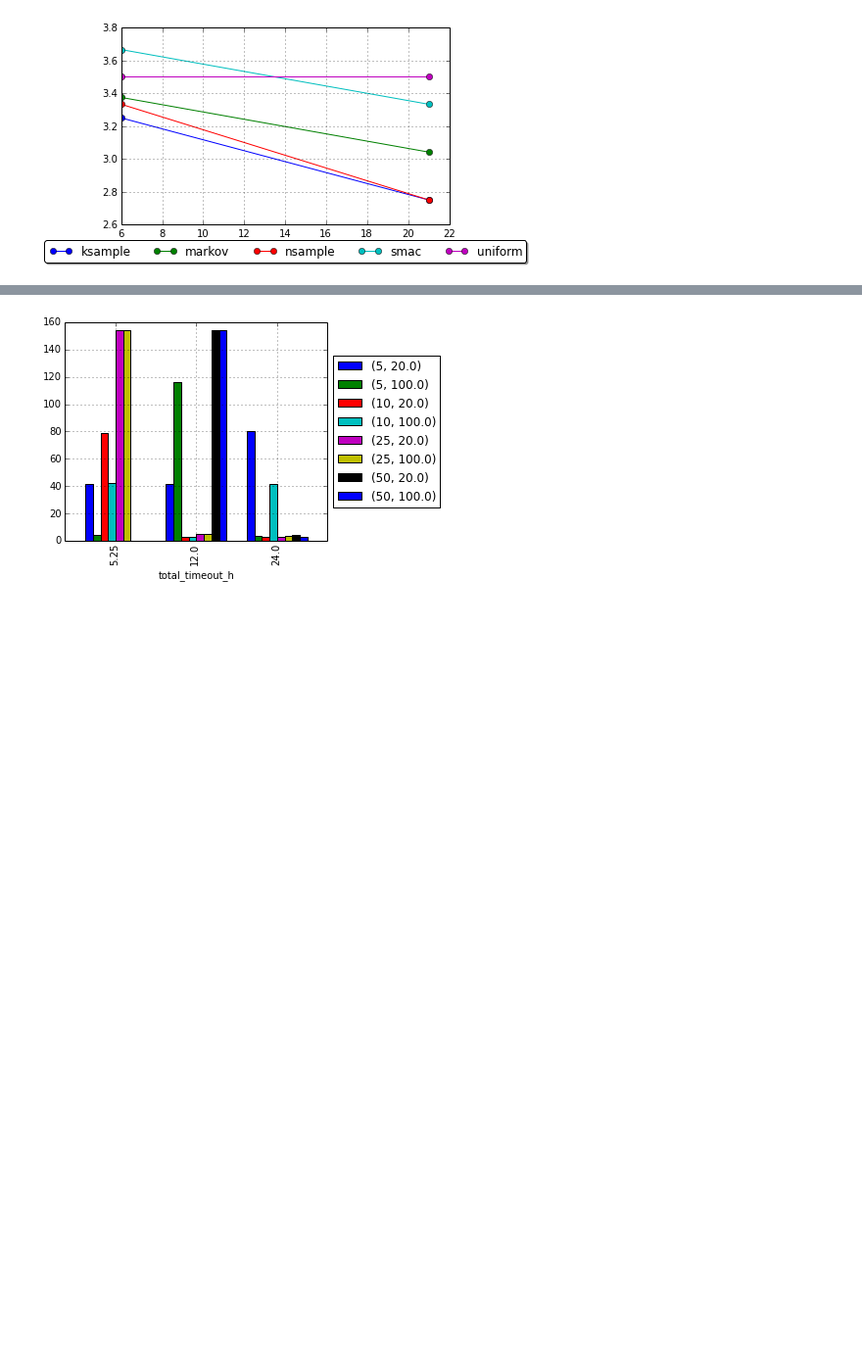
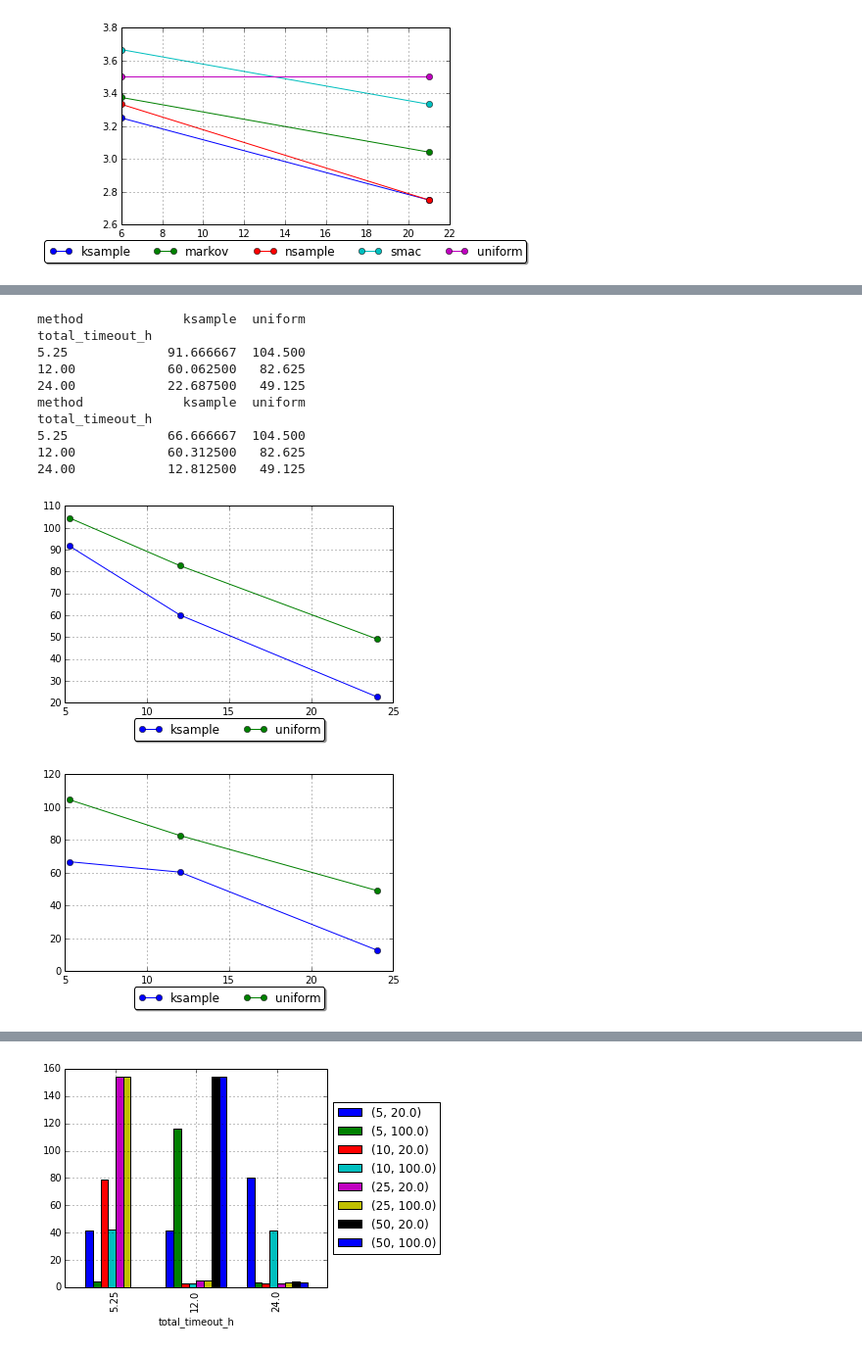
Before and after one commit to Bilalh/Gen, a Jupyter notebook: scripts/parse_results/pivot.ipynb, the cells around one changed output, grey strips where cells are left out. Shown at 98% size. Saved outputs shown, nothing was run; the diff lists cells and outputs as text; code cells hidden in the pictures; blank space fills up the shorter version.

```diff
--- a/scripts/parse_results/pivot.ipynb
+++ b/scripts/parse_results/pivot.ipynb
@@ -246,2 +246,39 @@ put_legend_below(ax)
+# %%
+our = df[
+           (df['essence'] == 'prob024-Langford')
+         & (df['total_timeout_h'] >= 5 )
+         & (df['point_selector'] != 'halving' )
+        ]
+pt=our.pivot_table(rows=['total_timeout_h',],
+                   cols=['method'],
+                   values='resulting_models_filled')
+ax = pt.plot(marker='o')
+put_legend_below(ax)
+print(pt)
+
+our = df[
+           (df['essence'] == 'prob024-Langford')
+         & (df['total_timeout_h'] >= 5 )
+         & (df['point_selector'] != 'first' )
+        ]
+pt=our.pivot_table(rows=['total_timeout_h',],
+                   cols=['method'],
+                   values='resulting_models_filled')
+ax = pt.plot(marker='o')
+put_legend_below(ax)
+print(pt)
+# %% [output]
+method             ksample  uniform
+total_timeout_h
+5.25             91.666667  104.500
+12.00            60.062500   82.625
+24.00            22.687500   49.125
+method             ksample  uniform
+total_timeout_h
+5.25             66.666667  104.500
+12.00            60.312500   82.625
+24.00            12.812500   49.125
+[figure, added]
+[figure, added]
 # %%
 our = df[
```
Also changed, not shown: parts of 18 cells of this notebook, 1 other file.
